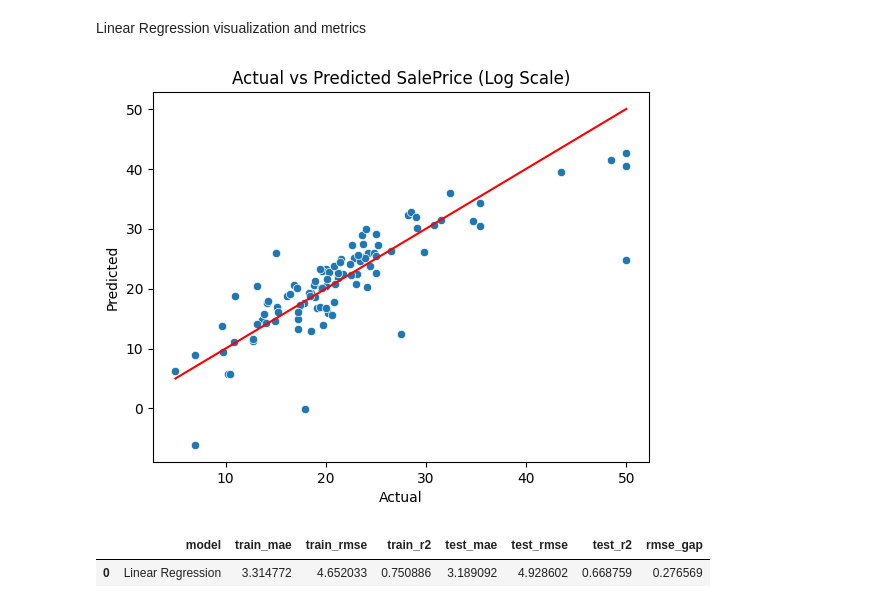
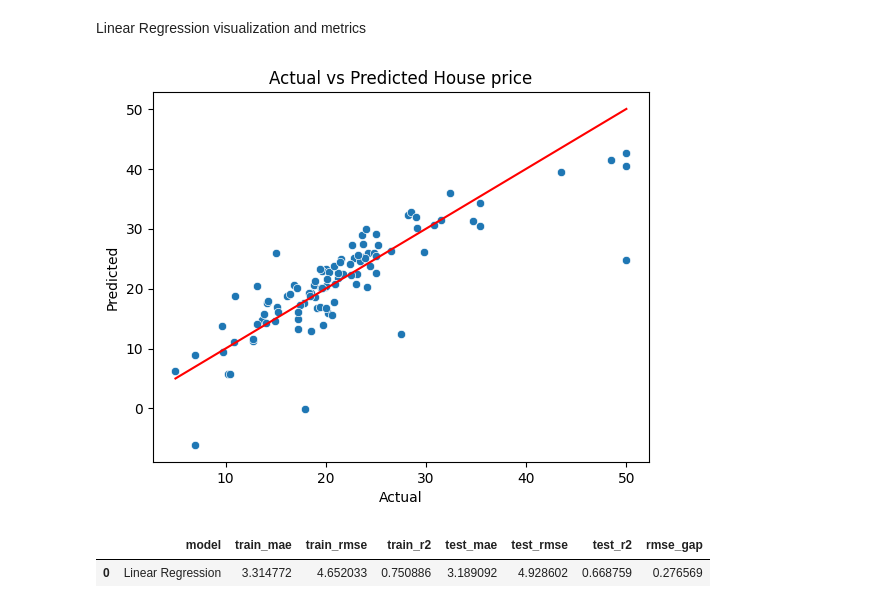
Before and after one commit to Shushunya/FAA-P2, a Jupyter notebook: notebooks/modeling/01_linear_regression.ipynb, the cells around one changed output. Cells and saved outputs as stored; diff of their text form; code cells hidden in the pictures.

```diff
--- a/notebooks/modeling/01_linear_regression.ipynb
+++ b/notebooks/modeling/01_linear_regression.ipynb
@@ -84,12 +81,12 @@ Linear Regression visualization and metrics
 # %%
 sns.scatterplot(x=y_test, y=y_pred)
 plt.xlabel("Actual")
 plt.ylabel("Predicted")
-plt.title("Actual vs Predicted SalePrice (Log Scale)")
+plt.title("Actual vs Predicted House price")
 plt.plot([y_test.min(), y_test.max()], [y_test.min(), y_test.max()], color='red')
 plt.show()
 # %% [output]
-[figure, old version]
+[figure, new version]
 # %%
 res_df = pd.DataFrame()
 
```
Also changed, not shown: parts of 1 cell of this notebook.
